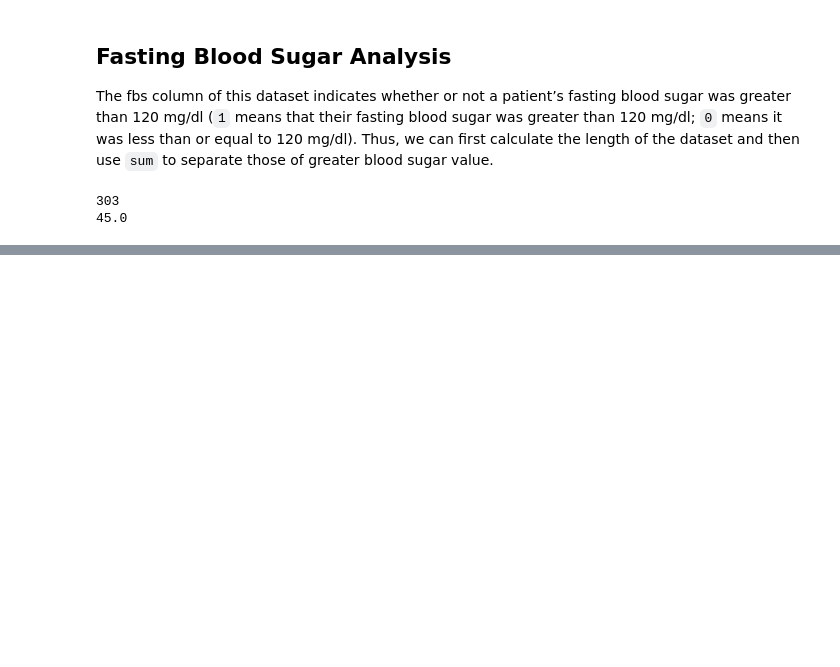
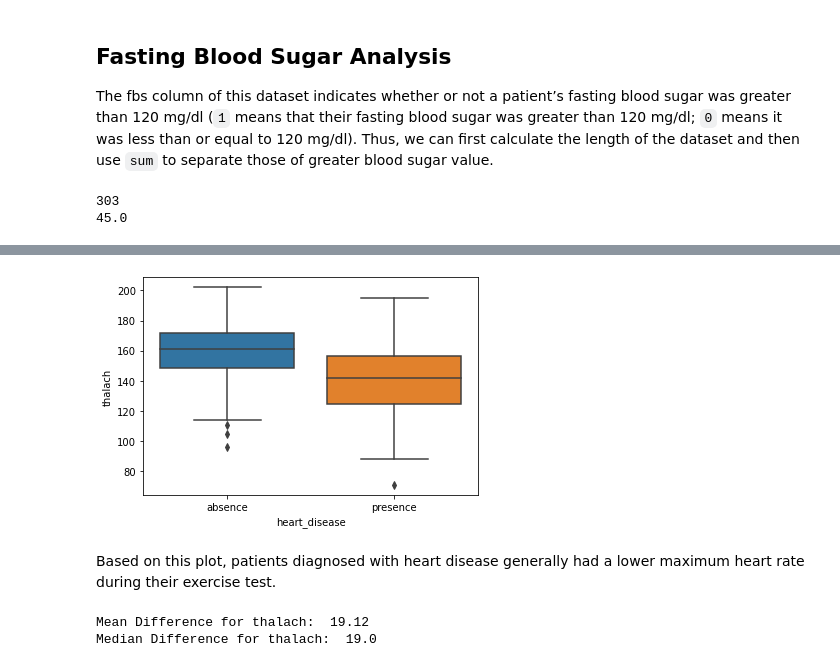
Before and after one commit to soyuz108/Heart-Disease-Research, a Jupyter notebook: HeartDiseaseResearch.ipynb, the cells around one changed output, grey strips where cells are left out. Saved outputs shown, nothing was run; the diff lists cells and outputs as text; code cells hidden in the pictures; blank space fills up the shorter version.

```diff
--- a/HeartDiseaseResearch.ipynb
+++ b/HeartDiseaseResearch.ipynb
@@ -79,0 +124,23 @@ print(num_highfbs_patients)
+# %%
+# Create and show box plots of thalach based on heart disease
+sns.boxplot(x = heart.heart_disease, y = heart.thalach)
+plt.show()
+# %% [output]
+[figure, added]
+# %% [markdown]
+Based on this plot, patients diagnosed with heart disease generally had a lower maximum heart rate during their exercise test.
+# %%
+# Save thalach for hd patients and non-hd patients
+thalach_hd = heart.thalach[heart.heart_disease == 'presence']
+thalach_no_hd = heart.thalach[heart.heart_disease == 'absence']
+
+# Calculate and print mean difference
+mean_diff = np.mean(thalach_no_hd) - np.mean(thalach_hd)
+print("Mean Difference for thalach: ", round(mean_diff, 2))
+
+# Calculate and print median difference
+med_diff = np.median(thalach_no_hd) - np.median(thalach_hd)
+print("Median Difference for thalach: ", med_diff)
+# %% [output]
+Mean Difference for thalach:  19.12
+Median Difference for thalach:  19.0
```
Also changed, not shown: parts of 12 cells of this notebook.
